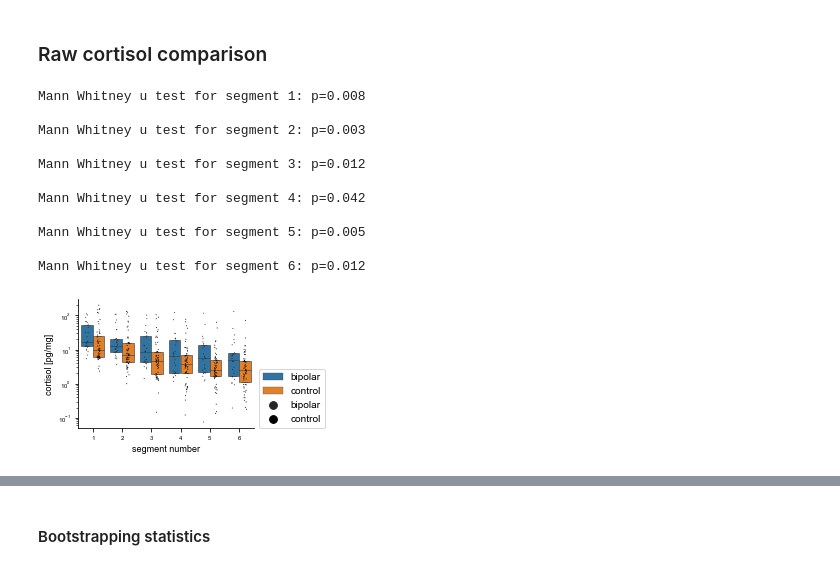
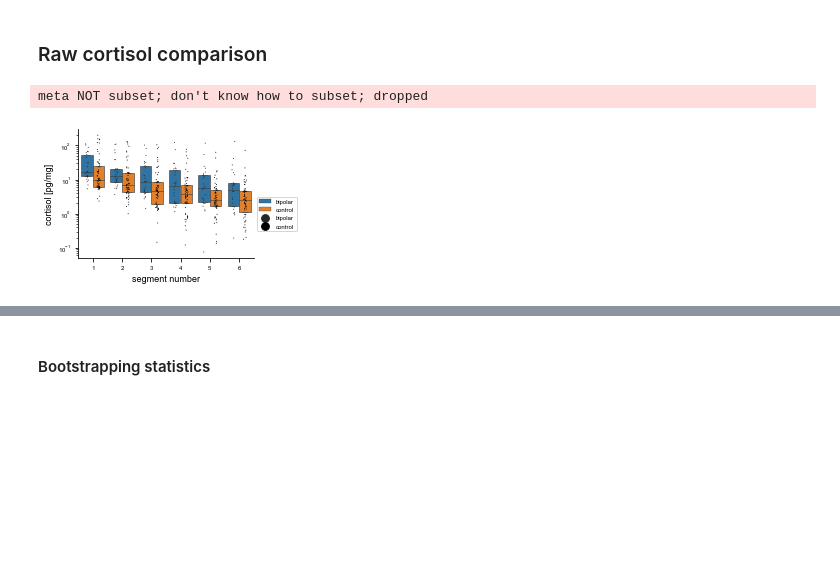
Before and after one commit to tomermilo/hair-cortisol-in-bipolar-paper, a Jupyter notebook: code/healthy vs. bipolar cortisol.ipynb, the cells around one changed output, grey strips where cells are left out. Saved outputs shown, nothing was run; the diff lists cells and outputs as text; code cells hidden in the pictures; blank space fills up the shorter version.

```diff
--- a/code/healthy vs. bipolar cortisol.ipynb
+++ b/code/healthy vs. bipolar cortisol.ipynb
@@ -287,36 +287,16 @@ all_participants
 # %%
 criterion = 'cortisol'
 
 f, ax = new_fig((8, 6), show_spines=False)
-# sns.boxplot(x='segment', y=criterion, hue='type', hue_order=['bipolar', 'control'], data=all_participants, showfliers=False, linewidth=0.6)
-sns.boxplot(x='segment', y=criterion, hue='type', hue_order=['bipolar', 'control'], data=all_participants, showfliers=False, linewidth=0.6, whis=0) # without whiskers
+sns.boxplot(x='segment', y=criterion, hue='type', hue_order=['bipolar', 'control'], data=all_participants, showfliers=False, linewidth=0.6, whis=0)
 sns.stripplot(x='segment', y=criterion, hue='type', hue_order=['bipolar', 'control'], data=all_participants, dodge=True, color='black', size=1)
 plt.yscale('log')
 plt.xlabel('segment number', size=9)
 plt.xticks(fontsize=6)
 plt.ylabel('cortisol [pg/mg]', size=9)
 plt.yticks(fontsize=6)
-plt.legend(loc='upper left', bbox_to_anchor=(1, 0.5))
-# save_fig('../results/raw_cort_per_segment_wo_whisker')
-
-for segment in sorted(all_participants.segment.unique()):
-    u, p = st.mannwhitneyu(
-        all_participants.loc[(all_participants.segment == segment) & (all_participants.type == 'bipolar'), criterion],
-        all_participants.loc[(all_participants.segment == segment) & (all_participants.type == 'control'), criterion],
-        alternative='greater'
-    )
-    print(f'Mann Whitney u test for segment {segment}: p={p:0.3f}')
-    print()
+plt.legend(loc='upper left', bbox_to_anchor=(1, 0.5), prop={'size': 6})
+save_fig('../results/raw_cort_per_segment')
 # %% [output]
-Mann Whitney u test for segment 1: p=0.008
-
-Mann Whitney u test for segment 2: p=0.003
-
-Mann Whitney u test for segment 3: p=0.012
-
-Mann Whitney u test for segment 4: p=0.042
-
-Mann Whitney u test for segment 5: p=0.005
-
-Mann Whitney u test for segment 6: p=0.012
+meta NOT subset; don't know how to subset; dropped
-[figure, old version]
+[figure, new version]
```
Also changed, not shown: parts of 1 cell of this notebook, 24 other files.
